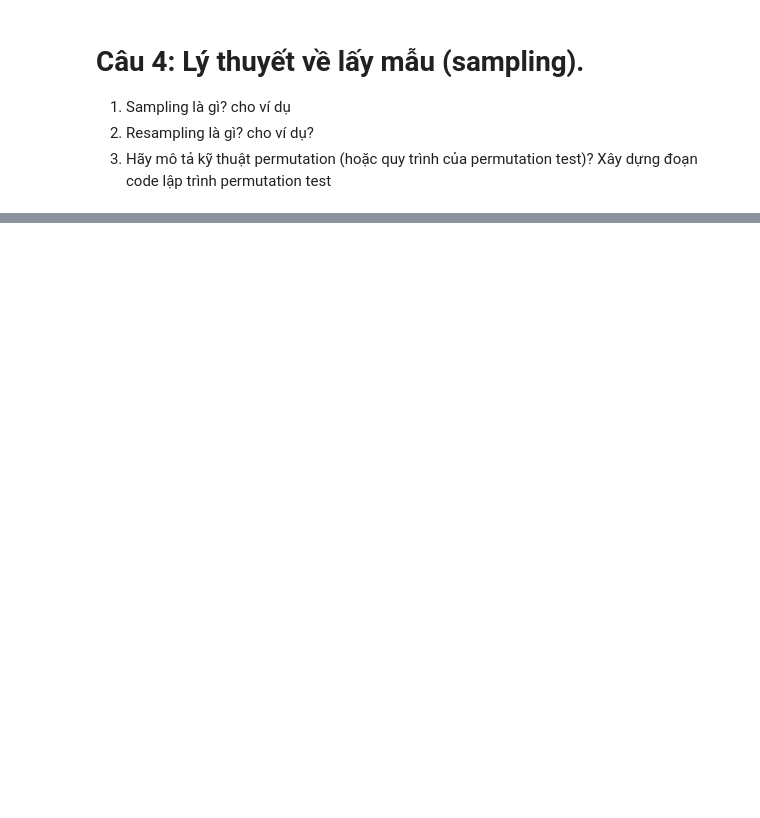
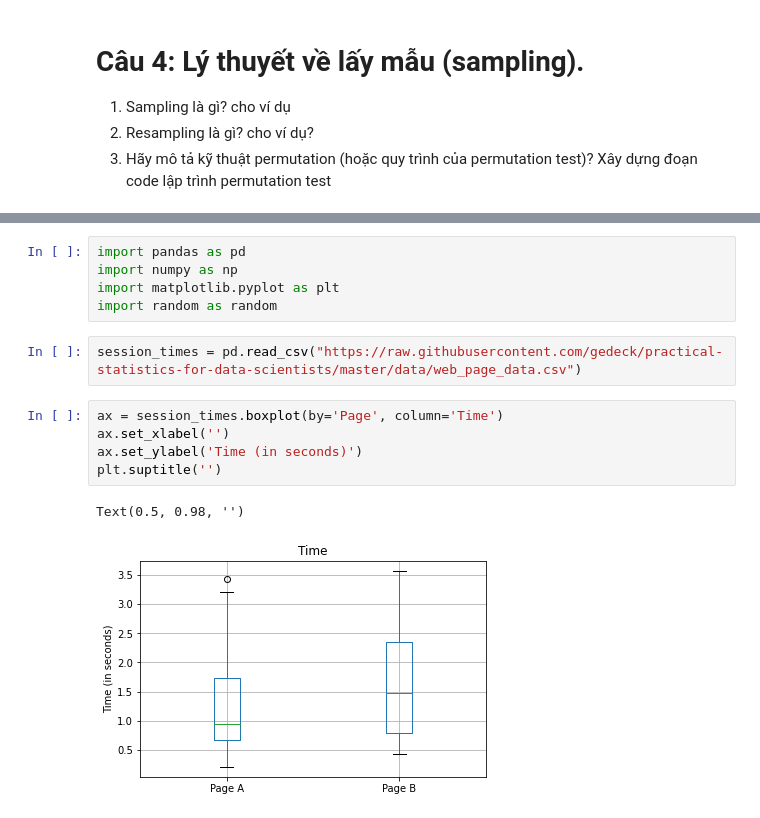
Before and after one commit to hoangnuthuphuong/python, a Jupyter notebook: Kiểm_định_AB.ipynb, the cells around one changed output, grey strips where cells are left out. Saved outputs shown, nothing was run; the diff lists cells and outputs as text; blank space fills up the shorter version.

```diff
--- a/Kiểm_định_AB.ipynb
+++ b/Kiểm_định_AB.ipynb
@@ -111,0 +160,15 @@ Trả lời tại đây
+# %%
+import pandas as pd
+import numpy as np
+import matplotlib.pyplot as plt
+import random as random
+# %%
+session_times = pd.read_csv("https://raw.githubusercontent.com/gedeck/practical-statistics-for-data-scientists/master/data/web_page_data.csv")
+# %%
+ax = session_times.boxplot(by='Page', column='Time')
+ax.set_xlabel('')
+ax.set_ylabel('Time (in seconds)')
+plt.suptitle('')
+# %% [output]
+Text(0.5, 0.98, '')
+[figure, added]
```
Also changed, not shown: parts of 22 cells of this notebook.
